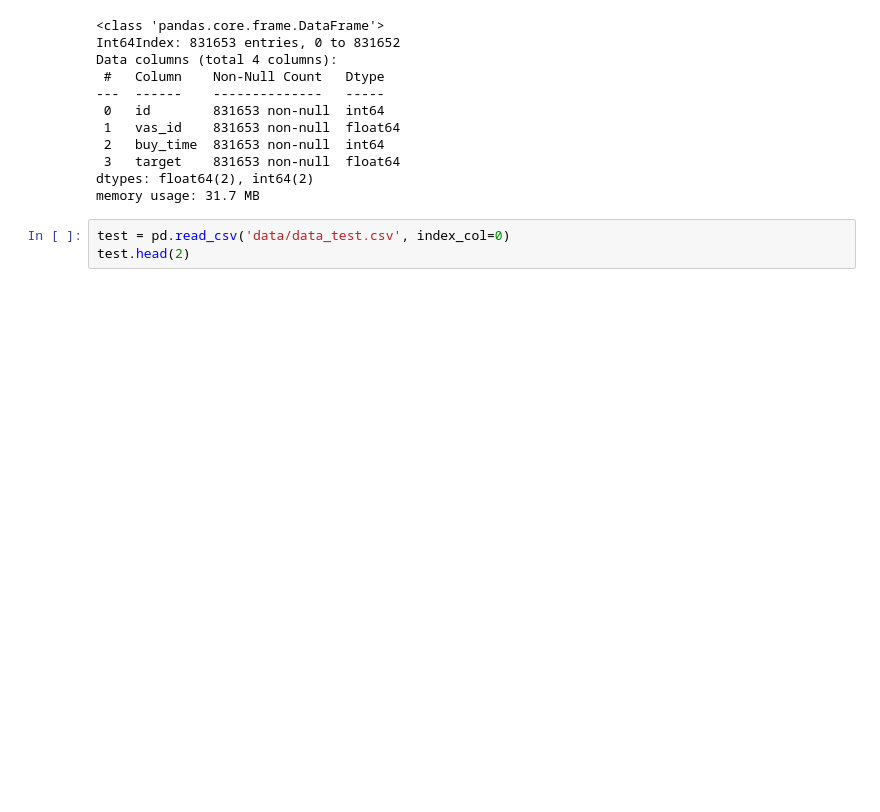
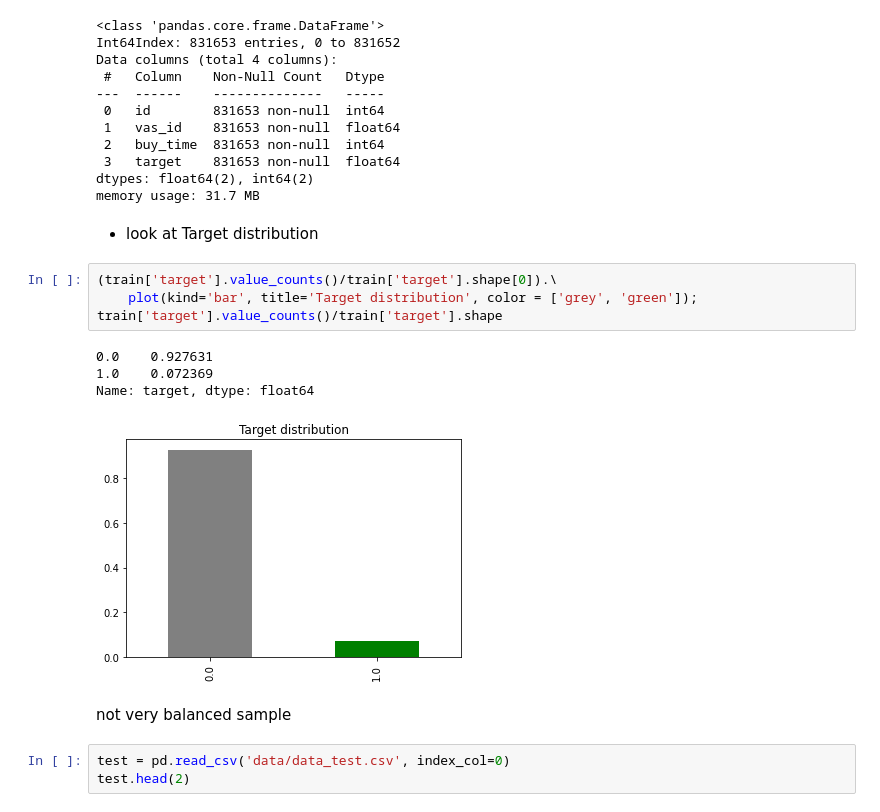
Before and after one commit to hildar/RecSys-Megafon, a Jupyter notebook: Train.ipynb, the cells around one changed output. Saved outputs shown, nothing was run; the diff lists cells and outputs as text; blank space fills up the shorter version.

```diff
--- a/Train.ipynb
+++ b/Train.ipynb
@@ -37,6 +37,19 @@ Data columns (total 4 columns):
  3   target    831653 non-null  float64
 dtypes: float64(2), int64(2)
 memory usage: 31.7 MB
+# %% [markdown]
+- look at Target distribution
+# %%
+(train['target'].value_counts()/train['target'].shape[0]).\
+    plot(kind='bar', title='Target distribution', color = ['grey', 'green']);
+train['target'].value_counts()/train['target'].shape
+# %% [output]
+0.0    0.927631
+1.0    0.072369
+Name: target, dtype: float64
+[figure, added]
+# %% [markdown]
+not very balanced sample
 # %%
 test = pd.read_csv('data/data_test.csv', index_col=0)
 test.head(2)
```
Also changed, not shown: parts of 6 cells of this notebook.
